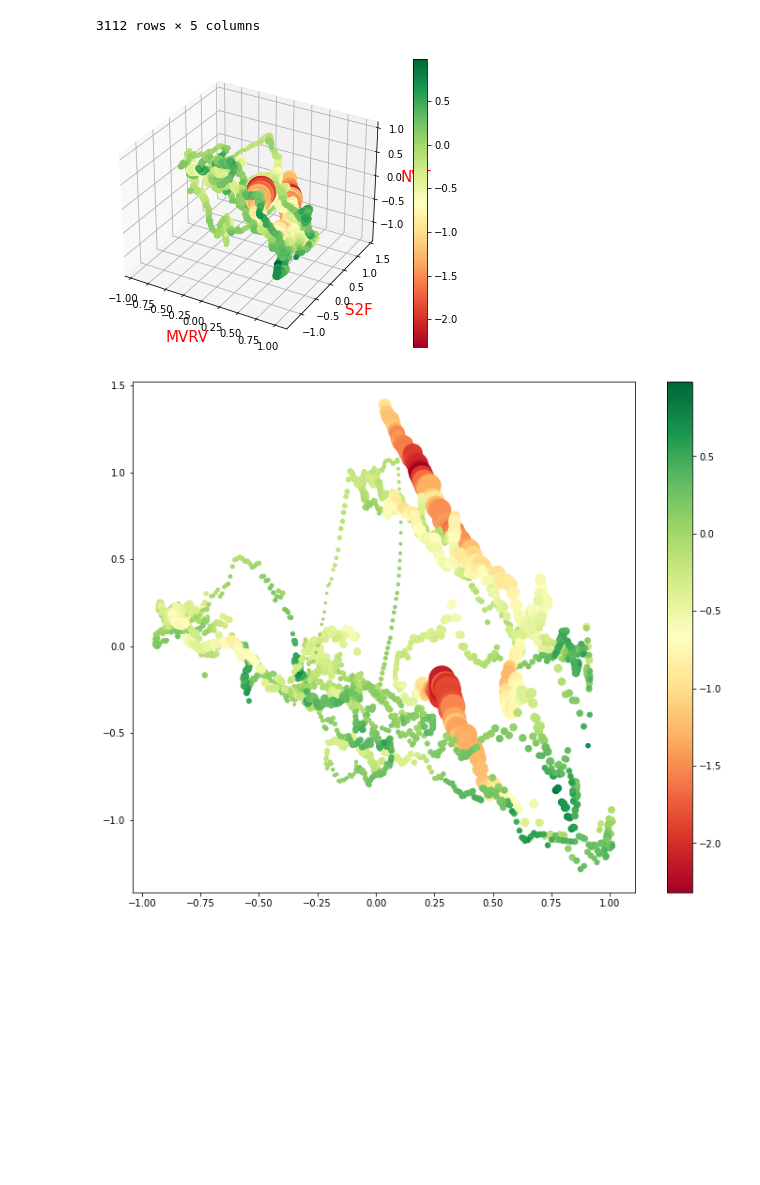
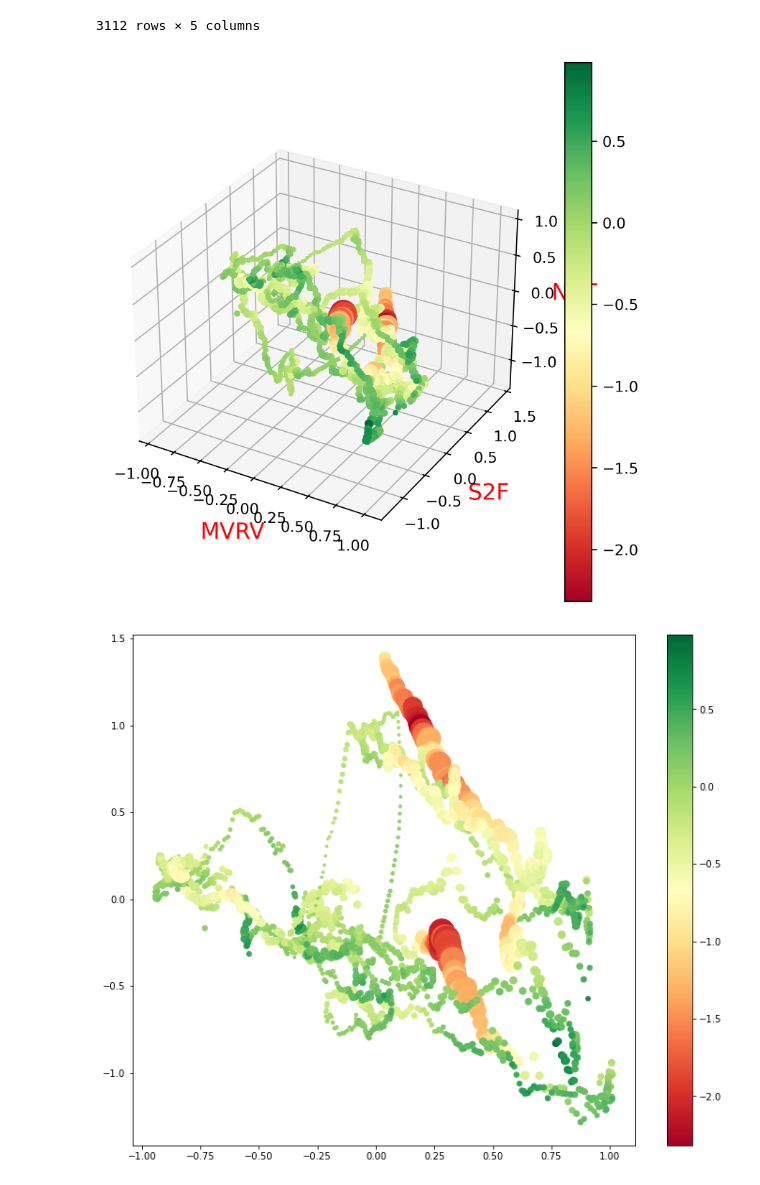
Before and after one commit to guhhhhaa/TensorAct-of-Stars, a Jupyter notebook: TensorAct1.0.ipynb, the cells around one changed output. Cells and saved outputs as stored; diff of their text form; code cells hidden in the pictures; blank space fills up the shorter version.

```diff
--- a/TensorAct1.0.ipynb
+++ b/TensorAct1.0.ipynb
@@ -762,28 +762,28 @@ all_2
 # %%
 import matplotlib.pyplot as plt
 import numpy as np
 from mpl_toolkits.mplot3d import Axes3D
 
 all_2_array = np.array(all_2)
 x = all_2_array[:,0]  # MVRV
 y = all_2_array[:,1]  # S2F
 z = all_2_array[:,2]  # NVT
 
 
 # 绘制散点图
-fig = plt.figure()
+fig = plt.figure(figsize=(5,5),dpi=300,facecolor='white')
 ax = Axes3D(fig)
-ax_plot= ax.scatter(x, y, z,alpha=1,s=all_2['std/price']*300,c=-all_2['price_increase_2'],cmap=plt.get_cmap('RdYlGn'))
+ax_plot= ax.scatter(x, y, z,alpha=1,s=all_2['std/price']*100,c=-all_2['price_increase_2'],cmap=plt.get_cmap('RdYlGn'))
 
 
 # 添加坐标轴(顺序是Z, Y, X)
 ax.set_zlabel('NVT', fontdict={'size': 15, 'color': 'red'})
 ax.set_ylabel('S2F', fontdict={'size': 15, 'color': 'red'})
 ax.set_xlabel('MVRV', fontdict={'size': 15, 'color': 'red'})
 fig.colorbar(ax_plot,ax=ax)
 plt.show()
 # %% [output]
-[figure, old version]
+[figure, new version]
 # %%
 import matplotlib.pyplot as plt
 import numpy as np
```
Also changed, not shown: parts of 2 cells of this notebook.
